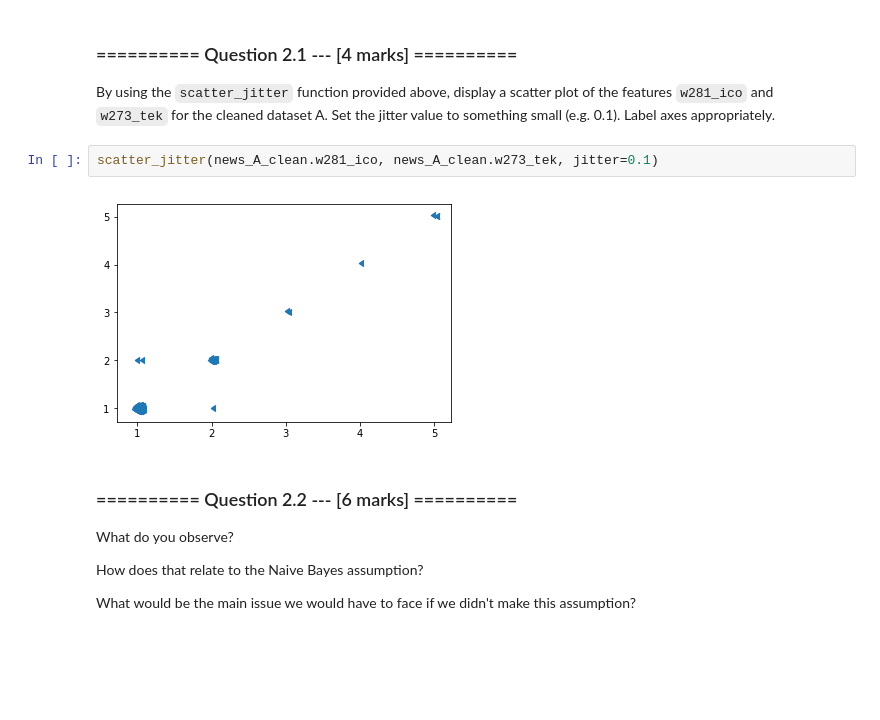
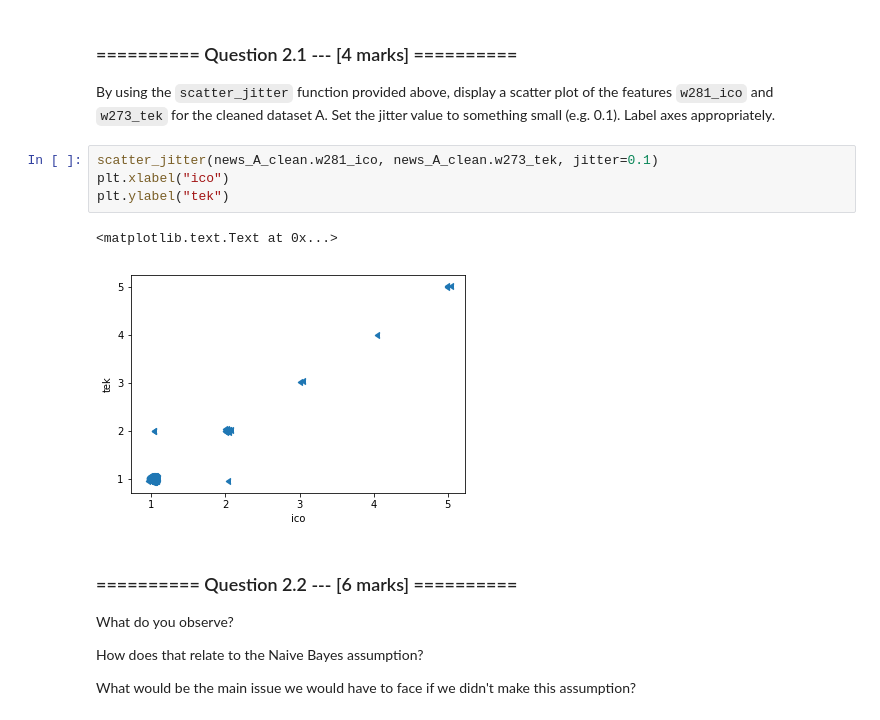
Before and after one commit to teodor2312/iaml2017, a Jupyter notebook: 03_Assignment_1.ipynb, the cells around one changed output. Saved outputs shown, nothing was run; the diff lists cells and outputs as text; blank space fills up the shorter version.

```diff
--- a/03_Assignment_1.ipynb
+++ b/03_Assignment_1.ipynb
@@ -277,8 +280,11 @@ Now we want to fit a Gaussian Naive Bayes model to the cleaned dataset A. You mi
 By using the `scatter_jitter` function provided above, display a scatter plot of the features `w281_ico` and `w273_tek` for the cleaned dataset A. Set the jitter value to something small (e.g. 0.1). Label axes appropriately.
 # %%
 scatter_jitter(news_A_clean.w281_ico, news_A_clean.w273_tek, jitter=0.1)
+plt.xlabel("ico")
+plt.ylabel("tek")
 # %% [output]
+<matplotlib.text.Text at 0x...>
-[figure, old version]
+[figure, new version]
 # %% [markdown]
 ### ========== Question 2.2 --- [6 marks] ==========
 What do you observe?
```
Also changed, not shown: parts of 21 cells of this notebook, 2 other files.
